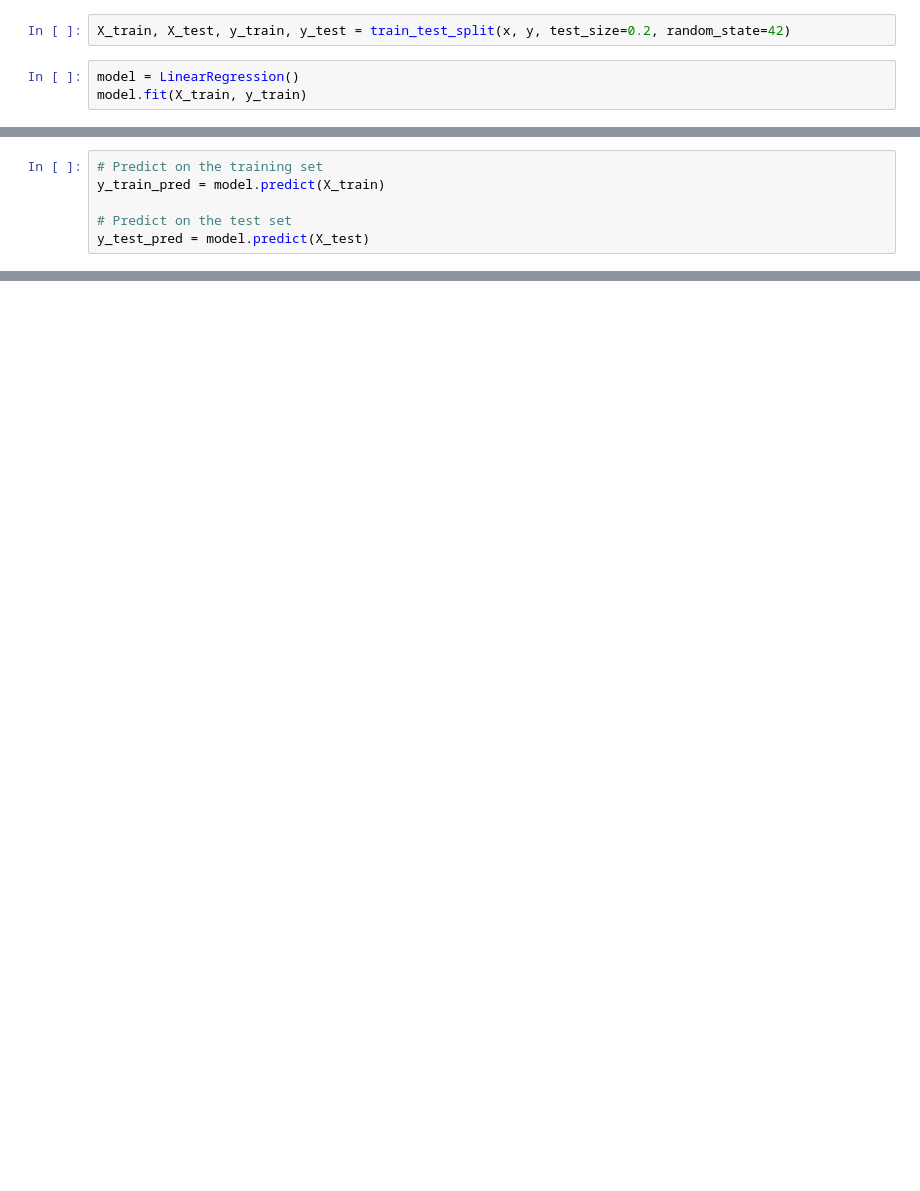
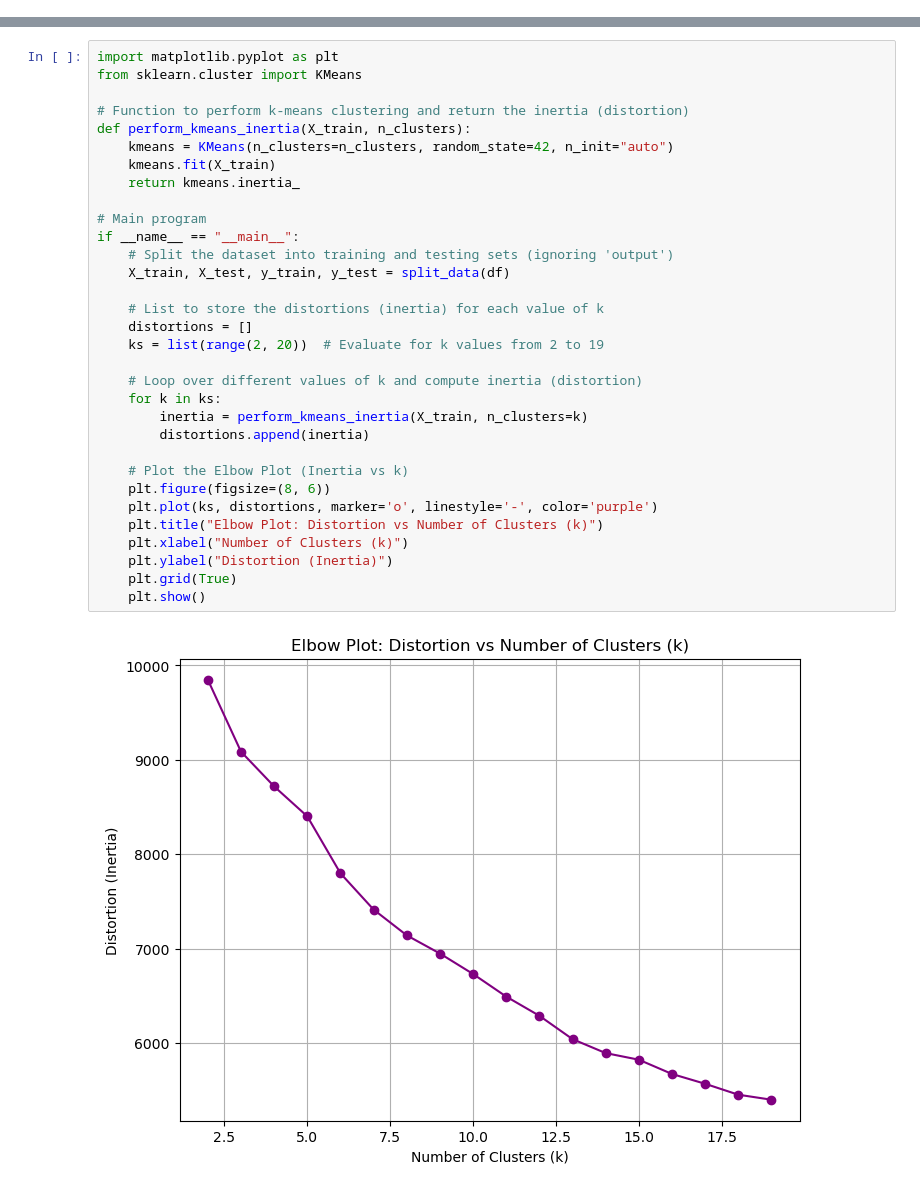
Before and after one commit to yogendrasai2005/Lab-1, a Jupyter notebook: Lab-5.ipynb, the cells around one changed output, grey strips where cells are left out. Drawn from its saved outputs; the diff is of its cells as text; blank space fills up the shorter version.

```diff
--- a/Lab-5.ipynb
+++ b/Lab-5.ipynb
@@ -28,5 +0,0 @@ y = df['output']
-# %%
-X_train, X_test, y_train, y_test = train_test_split(x, y, test_size=0.2, random_state=42)
-# %%
-model = LinearRegression()
-model.fit(X_train, y_train)
@@ -35,6 +0,0 @@ LinearRegression()
-# %%
-# Predict on the training set
-y_train_pred = model.predict(X_train)
-
-# Predict on the test set
-y_test_pred = model.predict(X_test)
@@ -101,0 +336,34 @@ Test R-squared (R2): -0.33316706463208634
+# %%
+import matplotlib.pyplot as plt
+from sklearn.cluster import KMeans
+
+# Function to perform k-means clustering and return the inertia (distortion)
+def perform_kmeans_inertia(X_train, n_clusters):
+    kmeans = KMeans(n_clusters=n_clusters, random_state=42, n_init="auto")
+    kmeans.fit(X_train)
+    return kmeans.inertia_
+
+# Main program
+if __name__ == "__main__":
+    # Split the dataset into training and testing sets (ignoring 'output')
+    X_train, X_test, y_train, y_test = split_data(df)
+
+    # List to store the distortions (inertia) for each value of k
+    distortions = []
+    ks = list(range(2, 20))  # Evaluate for k values from 2 to 19
+
+    # Loop over different values of k and compute inertia (distortion)
+    for k in ks:
+        inertia = perform_kmeans_inertia(X_train, n_clusters=k)
+        distortions.append(inertia)
+
+    # Plot the Elbow Plot (Inertia vs k)
+    plt.figure(figsize=(8, 6))
+    plt.plot(ks, distortions, marker='o', linestyle='-', color='purple')
+    plt.title("Elbow Plot: Distortion vs Number of Clusters (k)")
+    plt.xlabel("Number of Clusters (k)")
+    plt.ylabel("Distortion (Inertia)")
+    plt.grid(True)
+    plt.show()
+# %% [output]
+[figure, added]
```
Also changed, not shown: parts of 24 cells of this notebook.
